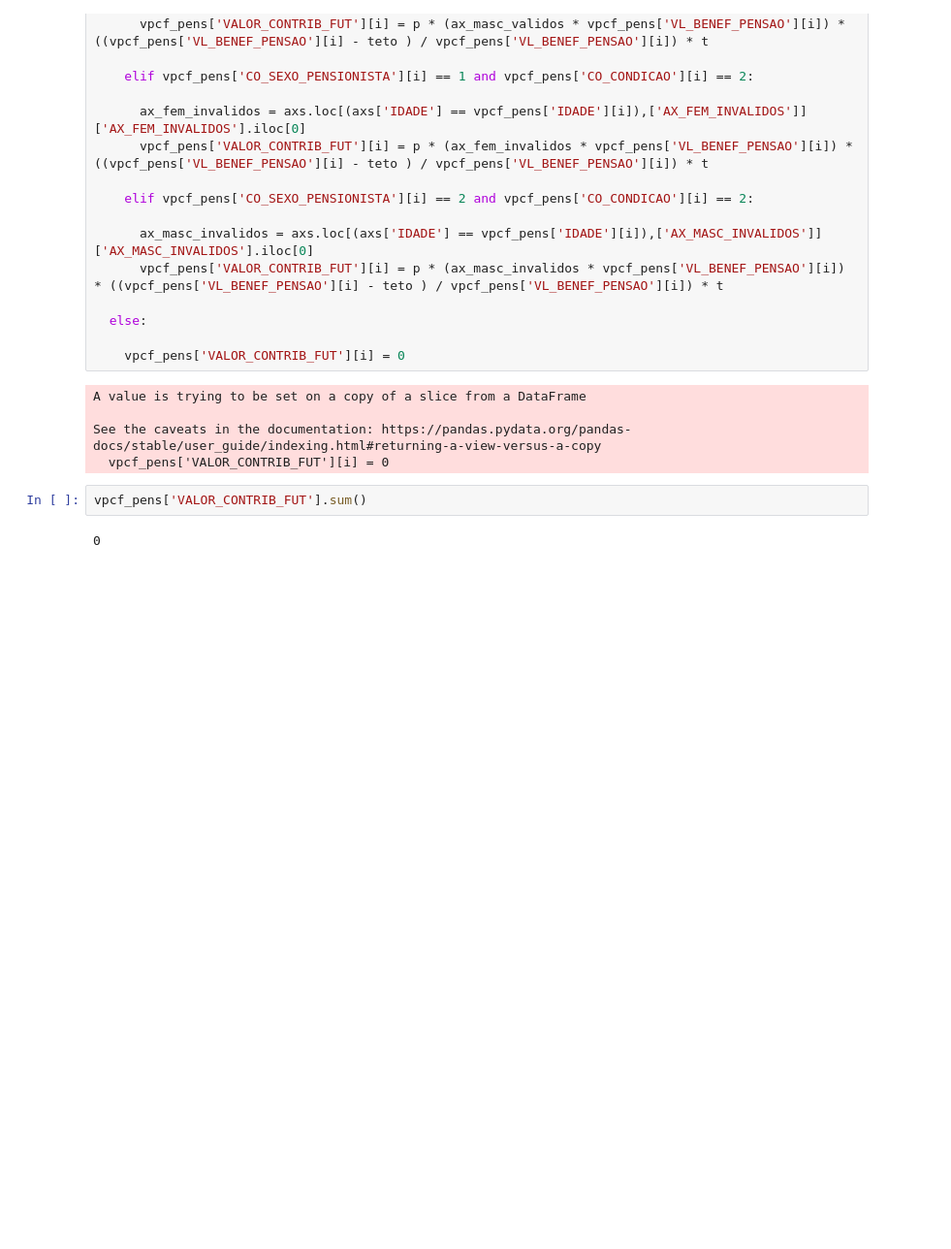
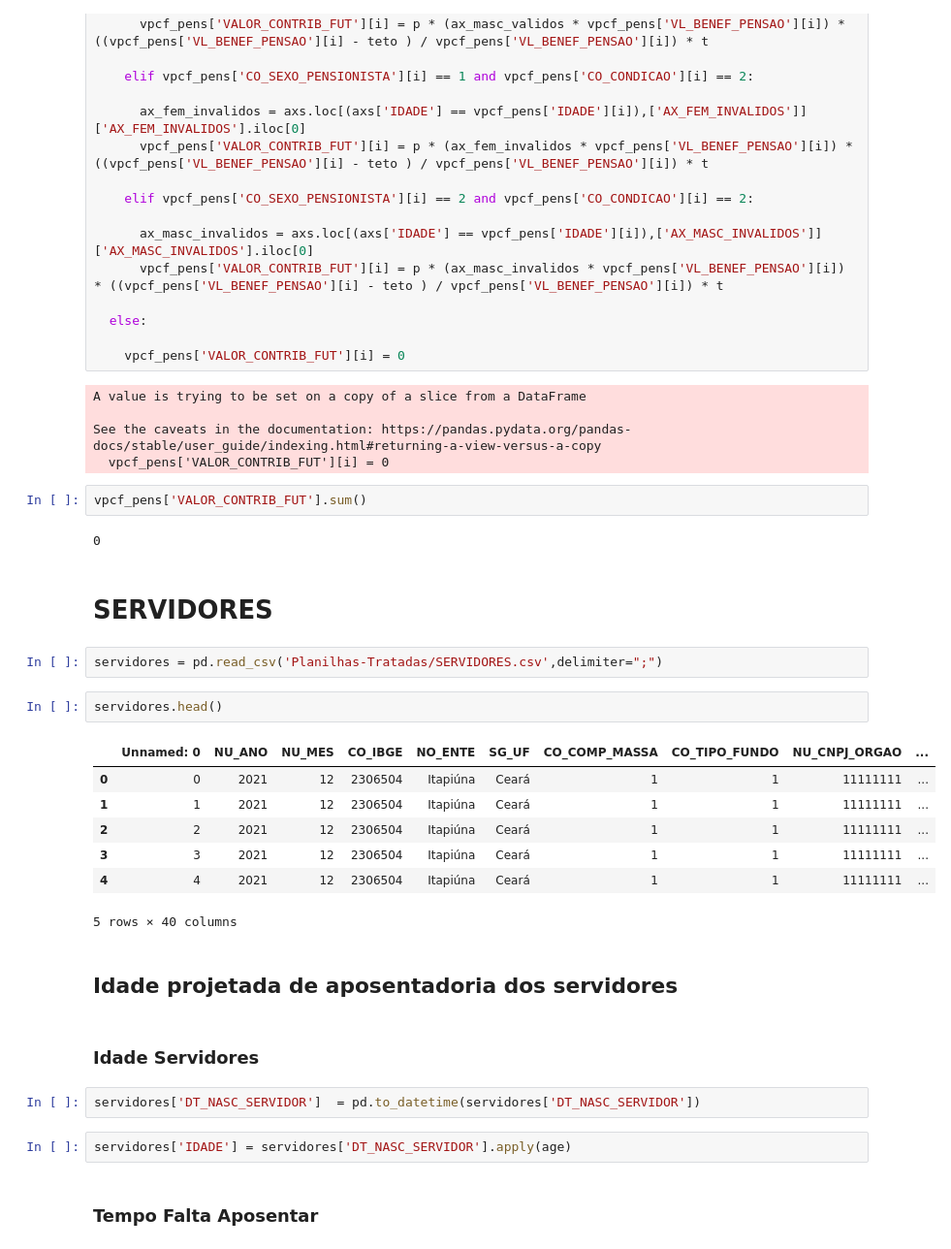
Before and after one commit to alexdesousapereira/CodigosTratamentoRPPS, a Jupyter notebook: PARTE2-CalculoDREAtuarial.ipynb, the cells around one changed output. Shown: that part at 97% size. Saved outputs shown, nothing was run; the diff lists cells and outputs as text; blank space fills up the shorter version.

Commit message:
Calculo do Tempo Restante de Aposentadoria

```diff
--- a/PARTE2-CalculoDREAtuarial.ipynb
+++ b/PARTE2-CalculoDREAtuarial.ipynb
@@ -480,3 +480,27 @@ See the caveats in the documentation: https://pandas.pydata.org/pandas-docs/stab
 vpcf_pens['VALOR_CONTRIB_FUT'].sum()
 # %% [output]
 0
+# %% [markdown]
+# SERVIDORES
+# %%
+servidores = pd.read_csv('Planilhas-Tratadas/SERVIDORES.csv',delimiter=";")
+# %%
+servidores.head()
+# %% [output]
+|  | Unnamed: 0 | NU_ANO | NU_MES | CO_IBGE | NO_ENTE | SG_UF | CO_COMP_MASSA | CO_TIPO_FUNDO | NU_CNPJ_ORGAO | ... |
+| 0 | 0 | 2021 | 12 | 2306504 | Itapiúna | Ceará | 1 | 1 | 11111111 | ... |
+| 1 | 1 | 2021 | 12 | 2306504 | Itapiúna | Ceará | 1 | 1 | 11111111 | ... |
+| 2 | 2 | 2021 | 12 | 2306504 | Itapiúna | Ceará | 1 | 1 | 11111111 | ... |
+| 3 | 3 | 2021 | 12 | 2306504 | Itapiúna | Ceará | 1 | 1 | 11111111 | ... |
+| 4 | 4 | 2021 | 12 | 2306504 | Itapiúna | Ceará | 1 | 1 | 11111111 | ... |
+5 rows × 40 columns
+# %% [markdown]
+## Idade projetada de aposentadoria dos servidores
+# %% [markdown]
+### Idade Servidores
+# %%
+servidores['DT_NASC_SERVIDOR']  = pd.to_datetime(servidores['DT_NASC_SERVIDOR'])
+# %%
+servidores['IDADE'] = servidores['DT_NASC_SERVIDOR'].apply(age)
+# %% [markdown]
+### Tempo Falta Aposentar
```
Also changed, not shown: parts of 9 cells of this notebook, 11 other files.
